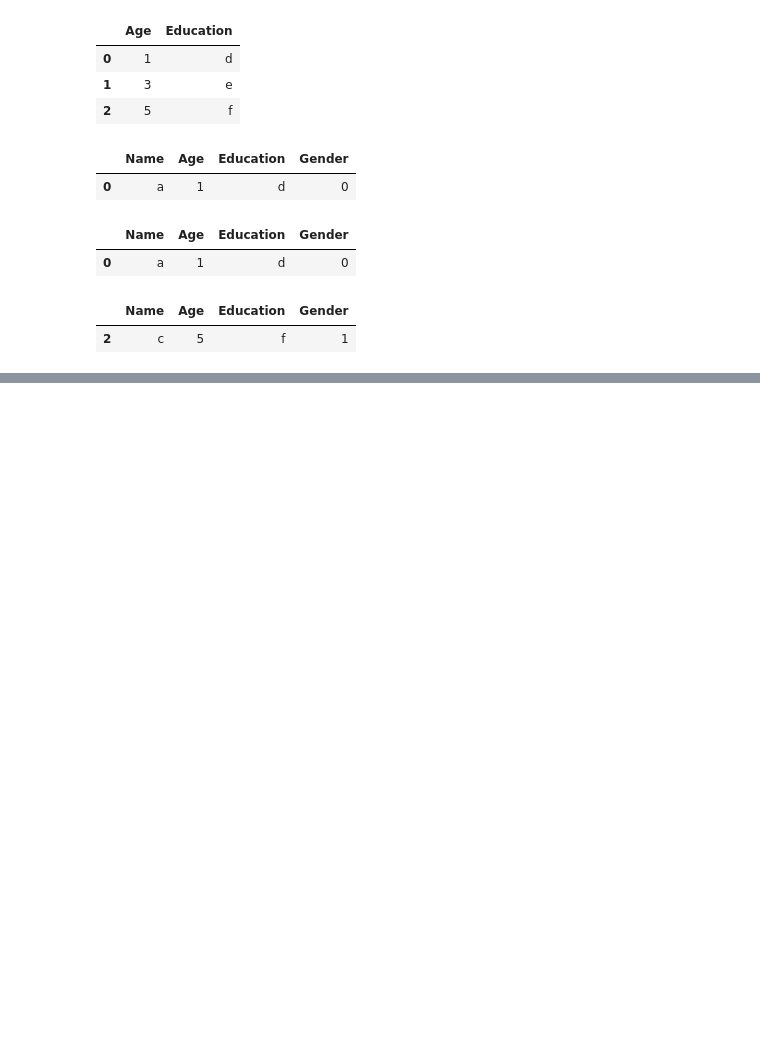
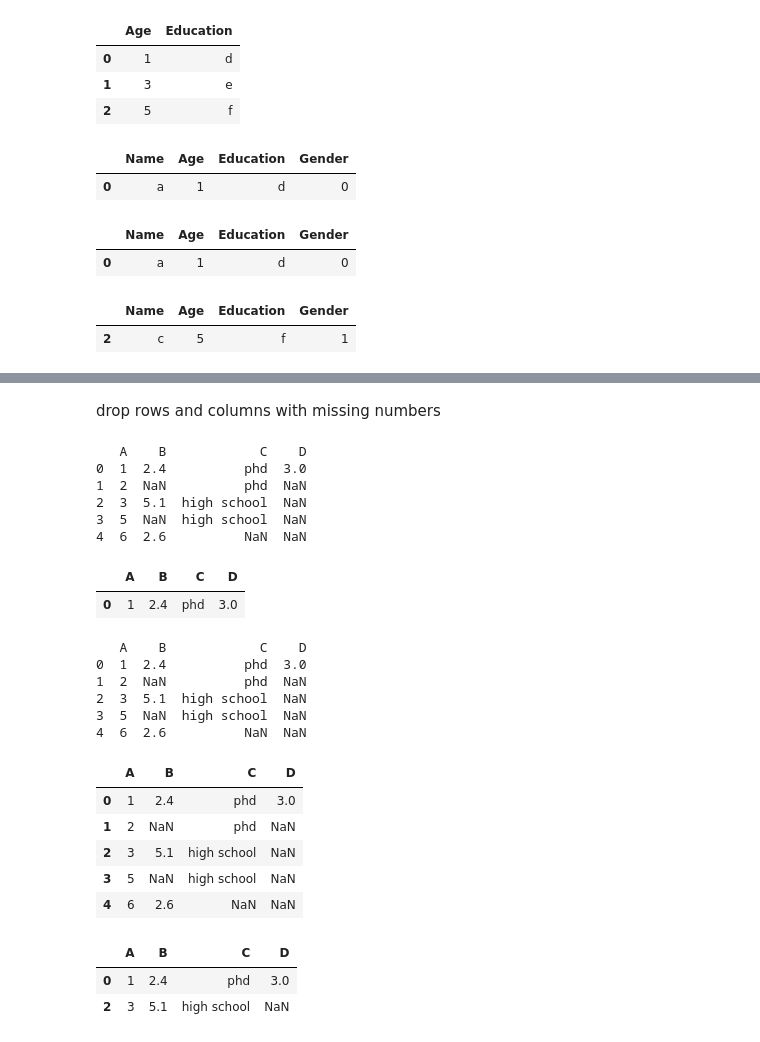
Before and after one commit to srikanth15650/test, a Jupyter notebook: numpy_and_pandas.ipynb, the cells around one changed output, grey strips where cells are left out. Saved outputs shown, nothing was run; the diff lists cells and outputs as text; code cells hidden in the pictures; blank space fills up the shorter version.

```diff
--- a/numpy_and_pandas.ipynb
+++ b/numpy_and_pandas.ipynb
@@ -376,0 +407,47 @@ customer_filtered1
+# %% [markdown]
+drop rows and columns with missing numbers
+# %%
+df = pd.DataFrame({
+    "A": [1, 2, 3, 5, 6],
+    "B": [2.4, np.nan, 5.1, np.nan, 2.6],
+    "C": ["phd", "phd", "high school", "high school", np.nan],
+    "D": [3, np.nan, None, None, None]
+})
+# %%
+print(df)
+# %% [output]
+   A    B            C    D
+0  1  2.4          phd  3.0
+1  2  NaN          phd  NaN
+2  3  5.1  high school  NaN
+3  5  NaN  high school  NaN
+4  6  2.6          NaN  NaN
+# %%
+df.dropna(axis = 0, how = "any")
+# %% [output]
+|  | A | B | C | D |
+| 0 | 1 | 2.4 | phd | 3.0 |
+# %%
+print(df)
+# %% [output]
+   A    B            C    D
+0  1  2.4          phd  3.0
+1  2  NaN          phd  NaN
+2  3  5.1  high school  NaN
+3  5  NaN  high school  NaN
+4  6  2.6          NaN  NaN
+# %%
+df.dropna(axis = 0, how = "all")
+# %% [output]
+|  | A | B | C | D |
+| 0 | 1 | 2.4 | phd | 3.0 |
+| 1 | 2 | NaN | phd | NaN |
+| 2 | 3 | 5.1 | high school | NaN |
+| 3 | 5 | NaN | high school | NaN |
+| 4 | 6 | 2.6 | NaN | NaN |
+# %%
+df.dropna(axis = 0, thresh = 3)
+# %% [output]
+|  | A | B | C | D |
+| 0 | 1 | 2.4 | phd | 3.0 |
+| 2 | 3 | 5.1 | high school | NaN |
```
Also changed, not shown: parts of 22 cells of this notebook.
